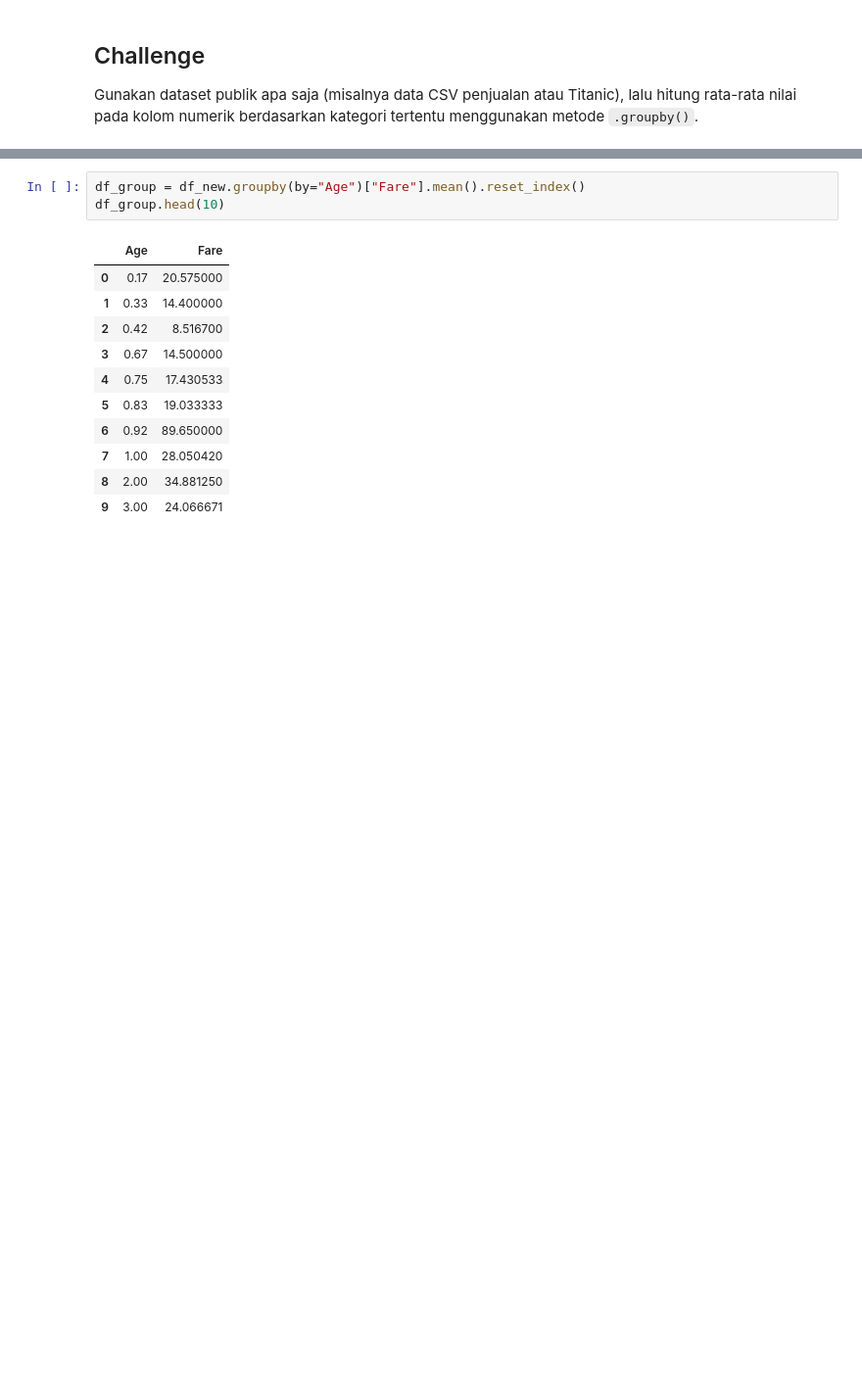
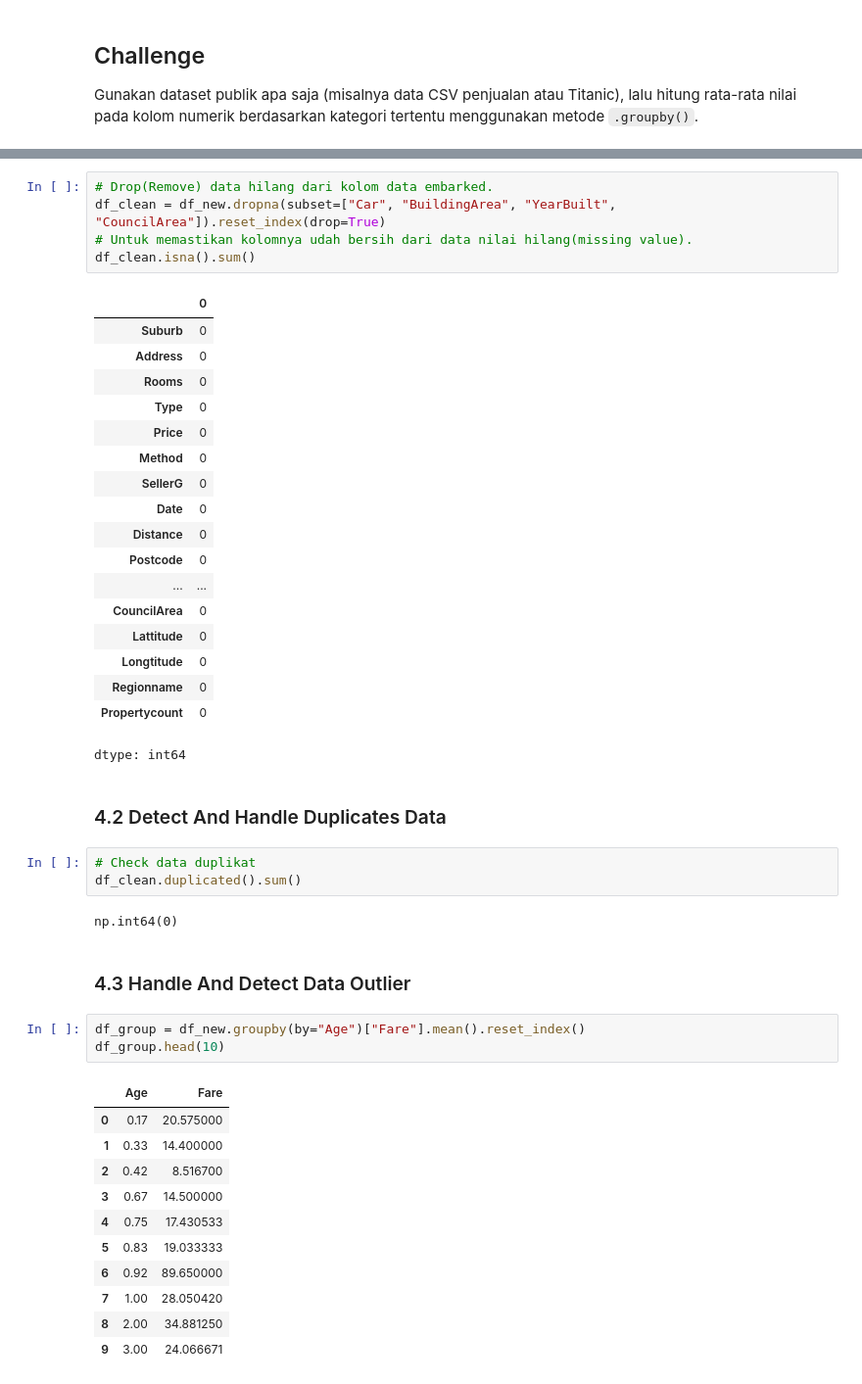
Before and after one commit to fauzan18296/Challenge-Foundations-Of-Data-Manipulation-And-Analysis, a Jupyter notebook: main.ipynb, the cells around one changed output, grey strips where cells are left out. Shown at 98% size. Cells and saved outputs as stored; diff of their text form; blank space fills up the shorter version.

```diff
--- a/main.ipynb
+++ b/main.ipynb
@@ -126,4 +138,37 @@ df_clean.isna().sum()
 dtype: int64
+# %%
+# Drop(Remove) data hilang dari kolom data embarked.
+df_clean = df_new.dropna(subset=["Car", "BuildingArea", "YearBuilt", "CouncilArea"]).reset_index(drop=True)
+# Untuk memastikan kolomnya udah bersih dari data nilai hilang(missing value).
+df_clean.isna().sum()
+# %% [output]
+|  | 0 |
+| Suburb | 0 |
+| Address | 0 |
+| Rooms | 0 |
+| Type | 0 |
+| Price | 0 |
+| Method | 0 |
+| SellerG | 0 |
+| Date | 0 |
+| Distance | 0 |
+| Postcode | 0 |
+| ... | ... |
+| CouncilArea | 0 |
+| Lattitude | 0 |
+| Longtitude | 0 |
+| Regionname | 0 |
+| Propertycount | 0 |
+dtype: int64
+# %% [markdown]
+### 4.2 Detect And Handle Duplicates Data
+# %%
+# Check data duplikat
+df_clean.duplicated().sum()
+# %% [output]
+np.int64(0)
+# %% [markdown]
+### 4.3 Handle And Detect Data Outlier
 # %%
 df_group = df_new.groupby(by="Age")["Fare"].mean().reset_index()
 df_group.head(10)
```
Also changed, not shown: parts of 12 cells of this notebook.
